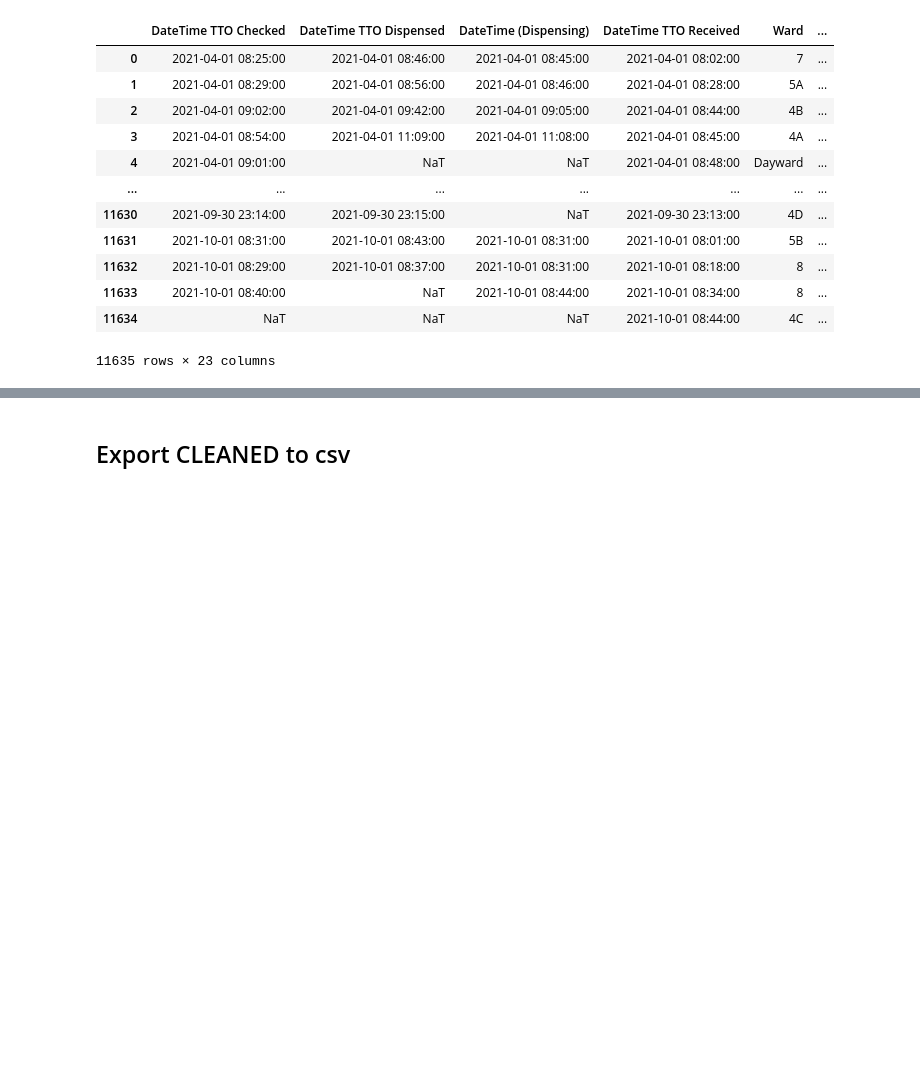
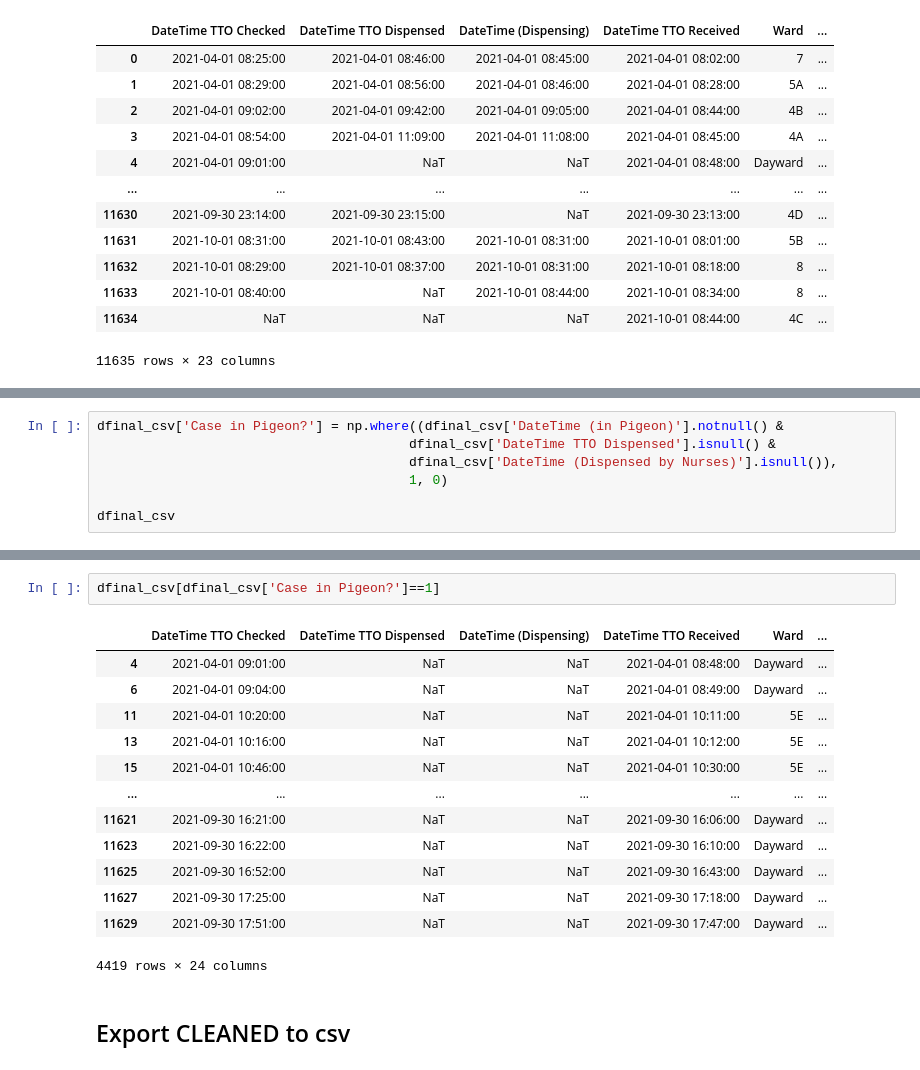
Before and after one commit to RoystonCXW/IS447---Smart-Healthcare, a Jupyter notebook: IS447/System/Code/Pharmacy Dept/MEH_Cleaning.ipynb, the cells around one changed output, grey strips where cells are left out. Cells and saved outputs as stored; diff of their text form; blank space fills up the shorter version.

Commit message:
Added 'Case in Pigeon?' for MEH Power Bi visualization

```diff
--- a/IS447/System/Code/Pharmacy Dept/MEH_Cleaning.ipynb
+++ b/IS447/System/Code/Pharmacy Dept/MEH_Cleaning.ipynb
@@ -895,0 +907,7 @@ dfinal_csv
+# %%
+dfinal_csv['Case in Pigeon?'] = np.where((dfinal_csv['DateTime (in Pigeon)'].notnull() &
+                                        dfinal_csv['DateTime TTO Dispensed'].isnull() &
+                                        dfinal_csv['DateTime (Dispensed by Nurses)'].isnull()),
+                                        1, 0)
+
+dfinal_csv
@@ -896,3 +928,19 @@ dfinal_csv
+# %%
+dfinal_csv[dfinal_csv['Case in Pigeon?']==1]
+# %% [output]
+|  | DateTime TTO Checked | DateTime TTO Dispensed | DateTime (Dispensing) | DateTime TTO Received | Ward | ... |
+| 4 | 2021-04-01 09:01:00 | NaT | NaT | 2021-04-01 08:48:00 | Dayward | ... |
+| 6 | 2021-04-01 09:04:00 | NaT | NaT | 2021-04-01 08:49:00 | Dayward | ... |
+| 11 | 2021-04-01 10:20:00 | NaT | NaT | 2021-04-01 10:11:00 | 5E | ... |
+| 13 | 2021-04-01 10:16:00 | NaT | NaT | 2021-04-01 10:12:00 | 5E | ... |
+| 15 | 2021-04-01 10:46:00 | NaT | NaT | 2021-04-01 10:30:00 | 5E | ... |
+| ... | ... | ... | ... | ... | ... | ... |
+| 11621 | 2021-09-30 16:21:00 | NaT | NaT | 2021-09-30 16:06:00 | Dayward | ... |
+| 11623 | 2021-09-30 16:22:00 | NaT | NaT | 2021-09-30 16:10:00 | Dayward | ... |
+| 11625 | 2021-09-30 16:52:00 | NaT | NaT | 2021-09-30 16:43:00 | Dayward | ... |
+| 11627 | 2021-09-30 17:25:00 | NaT | NaT | 2021-09-30 17:18:00 | Dayward | ... |
+| 11629 | 2021-09-30 17:51:00 | NaT | NaT | 2021-09-30 17:47:00 | Dayward | ... |
+4419 rows × 24 columns
 # %% [markdown]
 ## Export CLEANED to csv
 # %%
```
Also changed, not shown: parts of 18 cells of this notebook, 3 other files.
